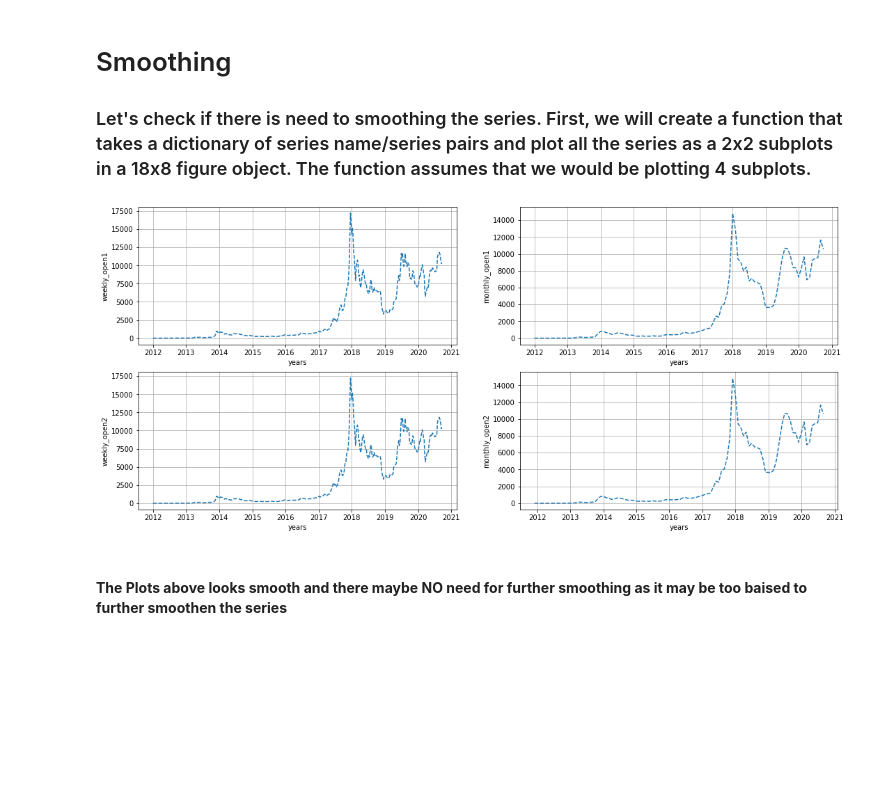
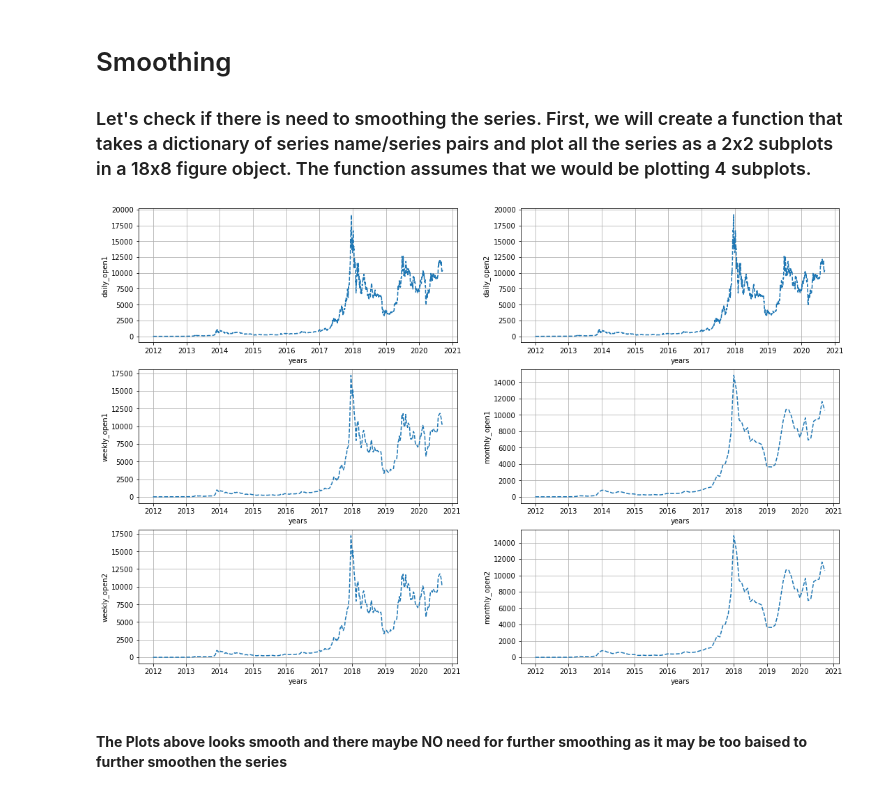
Before and after one commit to HamoyeHQ/05-bitcoin-trading, a Jupyter notebook: Open column time series.ipynb, the cells around one changed output. Drawn from its saved outputs; the diff is of its cells as text; code cells hidden in the pictures; blank space fills up the shorter version.

```diff
--- a/Open column time series.ipynb
+++ b/Open column time series.ipynb
@@ -331,13 +331,19 @@ plot_series_of_each_column(bitcoin_df_imputation2)
 open_time_series1 = bitcoin_df_imputation1['Open']
 open_time_series2 = bitcoin_df_imputation2['Open']
 # %%
+daily_open_time_series1 = open_time_series1.resample('D').mean().fillna(method='ffill') # downsamples to a
+                                                                                        # daily timeframe
+daily_open_time_series2 = open_time_series2.resample('D').mean().fillna(method='ffill') # downsamples to a
+                                                                                        # daily timeframe
 weekly_open_time_series1 = open_time_series1.resample('W').mean() # downsamples to a weekly timeframe
 weekly_open_time_series2 = open_time_series2.resample('W').mean() # downsamples to a weekly timeframe
 
 monthly_open_time_series1 = open_time_series1.resample('M').mean() # downsamples to a monthly timeframe
-monthly_open_time_series2 = open_time_series2.resample('M', label='left').mean() # downsamples to a monthly timeframe
+monthly_open_time_series2 = open_time_series2.resample('M').mean() # downsamples to a monthly timeframe
 
 # let's confirm that there are no Nan values after downsampling.
+assert daily_open_time_series1.isnull().sum() == 0
+assert daily_open_time_series2.isnull().sum() == 0
 assert weekly_open_time_series1.isnull().sum() == 0
 assert weekly_open_time_series2.isnull().sum() == 0
 assert monthly_open_time_series1.isnull().sum() == 0
@@ -379,10 +395,10 @@ assert bitcoin_df_imputation1.index[-1] - bitcoin_df_imputation1.index[0] == bit
 ### Let's check if there is need to smoothing the series. First, we will create a function that takes a dictionary of series name/series pairs and plot all the series as a 2x2 subplots in a 18x8 figure object. The function assumes that we would be plotting 4 subplots.
 # %%
 def plot_univariate_time_series(series):
-    fig = plt.figure(figsize=(18, 8))
+    fig = plt.figure(figsize=(18, 12))
 
     for series_label, ind in zip(series.keys(), range(1, len(series)+1)):
-        a = fig.add_subplot(2, 2, ind)
+        a = fig.add_subplot(3, 2, ind)
         plt.plot(series[series_label].index, series[series_label], '--')
         plt.grid()
         plt.xlabel('years')
@@ -391,12 +407,14 @@ def plot_univariate_time_series(series):
 # initializing a dictionary of series name/series pairs to use as an argument to our plot_univariate_time_series
 # function
 
-series = {'weekly_open1': weekly_open_time_series1, 'monthly_open1': monthly_open_time_series1, \
+series = { 'weekly_open1': weekly_open_time_series1, 'monthly_open1': monthly_open_time_series1, \
          'weekly_open2': weekly_open_time_series2, 'monthly_open2': monthly_open_time_series2}
+
+daily_series = {'daily_open1': daily_open_time_series1, 'daily_open2': daily_open_time_series2,}
 # %%
-plot_univariate_time_series(series)
+plot_univariate_time_series({**daily_series, **series})
 # %% [output]
-[figure, old version]
+[figure, new version]
 # %% [markdown]
 #### **The Plots above looks smooth and there maybe NO need for further smoothing as it may be too baised to further smoothen the series**
 # %% [markdown]
```
Also changed, not shown: parts of 38 cells of this notebook.
